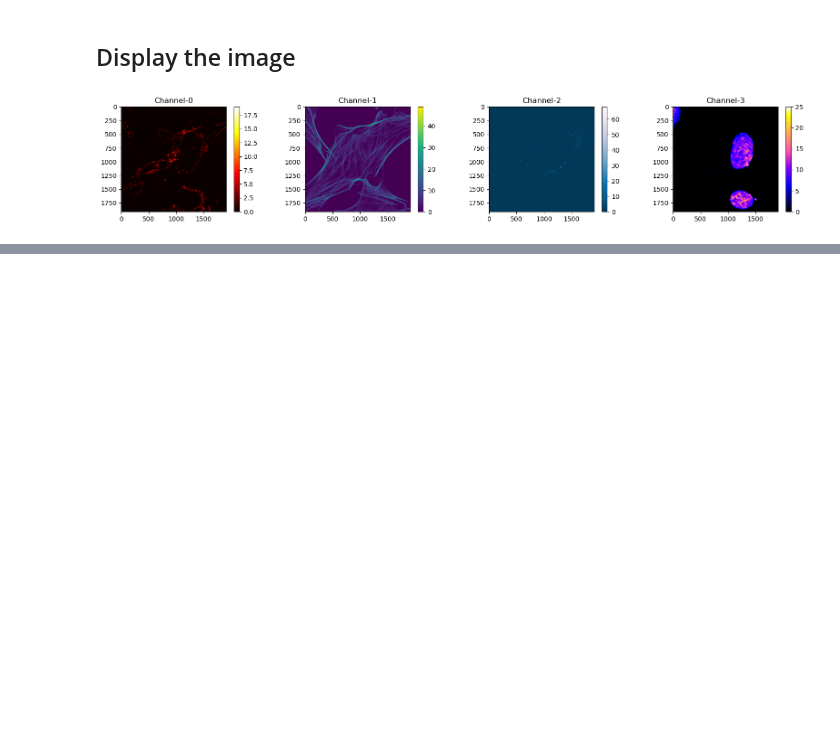
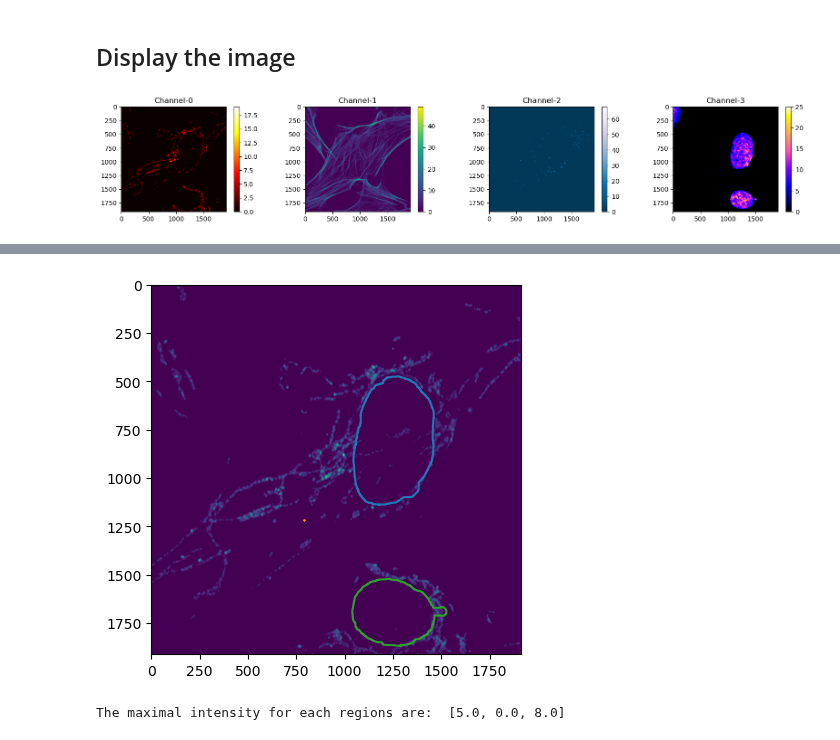
Before and after one commit to u-schulze/Python-course, a Jupyter notebook: mask-statistics.ipynb, the cells around one changed output, grey strips where cells are left out. Drawn from its saved outputs; the diff is of its cells as text; code cells hidden in the pictures; blank space fills up the shorter version.

```diff
--- a/mask-statistics.ipynb
+++ b/mask-statistics.ipynb
@@ -51,0 +122,17 @@ In finding the ROI, the main goal is to find a mask delimited by the nucleus. Th
+# %%
+signal = myimg[0,:,:] # the signal from which we want to do the measurement from
+props = regionprops(label_image, signal)
+
+# let display them to be sure we are selecting the right mask and the right signal
+plt.imshow(signal)
+for p in props:
+    c = find_contours(label_image==p.label,0.5)
+    plt.plot(c[0][:,1],c[0][:,0])
+plt.show()
+
+# measure the maximal intensity
+list_max_int = [p.intensity_max for p in props]
+print('The maximal intensity for each regions are: ',list_max_int)
+# %% [output]
+[figure, added]
+The maximal intensity for each regions are:  [5.0, 0.0, 8.0]
```
Also changed, not shown: parts of 16 cells of this notebook.
